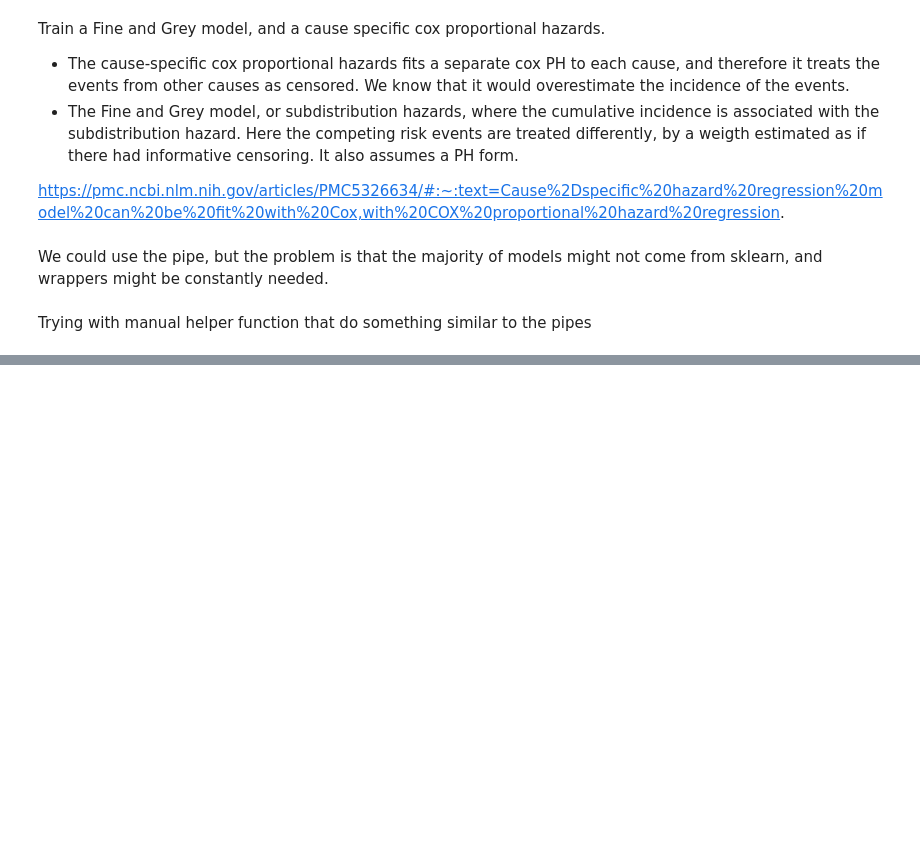
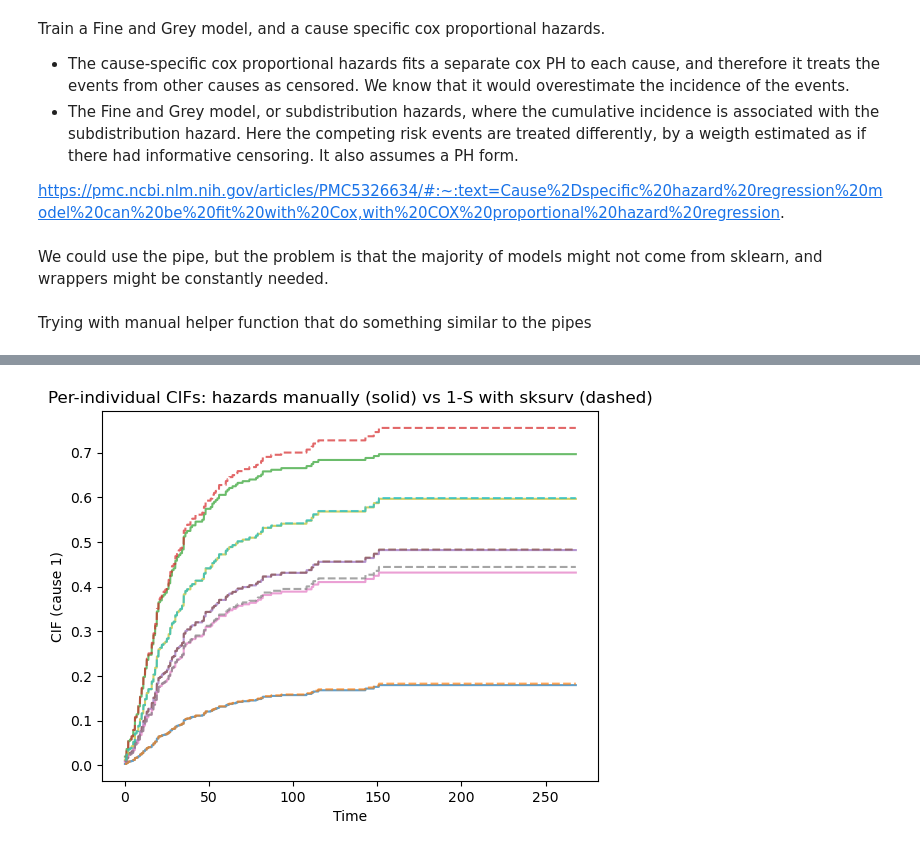
Before and after one commit to BBolosSierra/GRI_analysis, a Jupyter notebook: analysis-1.ipynb, the cells around one changed output, grey strips where cells are left out. Cells and saved outputs as stored; diff of their text form; code cells hidden in the pictures; blank space fills up the shorter version.

```diff
--- a/analysis-1.ipynb
+++ b/analysis-1.ipynb
@@ -75,6 +80,6 @@ print(df.shape)
 #y = Surv.from_dataframe(time, status, df) # does not work because it expects binary
 #y = Surv.from_dataframe(time, event = status > 0)
 
-X = df.drop(columns=[time, status, "Unnamed: 0"])
+X = df.drop(columns=[time, status, "Unnamed: 0", "Recurrence_local1_distant2", "Colin_full_recurrence_sites"])
 T_all = df[time].astype(float).to_numpy()
 D_all = df[status].astype(int).to_numpy()
@@ -296,0 +452,95 @@ Somewhat works.... but it needs to be fixed. Something is not working properly.
+# %%
+def fns_to_matrix(fn_list, tgrid):
+    out = np.empty((len(fn_list), len(tgrid)), float)
+    for i, f in enumerate(fn_list):
+        out[i] = f(tgrid)
+    return out
+# %%
+ibs_c1_folds, ibs_c2_folds = [], []
+
+base_pre = build_preprocessor(X)
+
+for fold, (train_idx, val_idx) in enumerate(splits, 1):
+
+    #print(f"\nFold {fold}")
+
+    X_train, X_val = X.iloc[train_idx].copy(), X.iloc[val_idx].copy()
+    t_train, t_val = T_all[train_idx].astype(float), T_all[val_idx].astype(float)
+    d_train, d_val = D_all[train_idx].astype(int),   D_all[val_idx].astype(int)
+
+    time_grid = np.arange(0, np.max(t_train), 0.1)
+
+    y_c1 = Surv.from_arrays(event=(d_train == 1), time=t_train)
+    y_c2 = Surv.from_arrays(event=(d_train == 2), time=t_train)
+
+    # cloning the pipe
+    pre = clone(base_pre).fit(X_train)
+
+    Xtr = pre.transform(X_train)
+    Xva = pre.transform(X_val)
+
+    # adding alpha as regularizer for ridge regression penalty
+    cox_1 = CoxPHSurvivalAnalysis(alpha=1.0).fit(Xtr, y_c1)
+    cox_2 = CoxPHSurvivalAnalysis(alpha=1.0).fit(Xtr, y_c2)
+
+    # 6) Estimate the cumulative hazard
+    m = len(time_grid)
+    A1 = cox_1.predict_cumulative_hazard_function(Xva)
+    A2 = cox_2.predict_cumulative_hazard_function(Xva)
+
+    # 7) Calculate G_t
+    metrics = CompRiskMetricsCompute(
+        time_grid=time_grid,
+        durations_train=t_train,
+        delta_train=d_train,
+        eps=0.01
+    )
+    # To avoid weights blowing up:
+    mask = metrics.G_t >= 0.05
+    time_grid = time_grid[mask]
+
+    # re-init with trimmed grid
+    metrics = CompRiskMetricsCompute(time_grid=time_grid,
+                                     durations_train=t_train,
+                                     delta_train=d_train,
+                                     eps=0.01)
+
+    # make it as matrix
+    A1_mat = chf_to_matrix(A1, time_grid)   # shape (n_val, m)
+    A2_mat = chf_to_matrix(A2, time_grid)
+
+    # 8.1) Calculate the CIFs from the hazards
+    F1_pred, F2_pred = cifs_from_cs_hazards(A1_mat, A2_mat)
+
+    # 8.2) We might be able to calculate directly
+    S1_pred = cox_1.predict_survival_function(Xva)
+    S2_pred = cox_2.predict_survival_function(Xva)
+
+    S_mat1  = fns_to_matrix(S1_pred, time_grid)        # (n_val, len(time_grid))
+    F1_pred_direct = 1.0 - S_mat1
+
+    S_mat2  = fns_to_matrix(S2_pred, time_grid)        # (n_val, len(time_grid))
+    F2_pred_direct = 1.0 - S_mat2
+
+    # 9) Calculate the metrics
+    ibs_c1 = metrics.integrated_brier_cif(F1_pred, t_val, d_val, cause=1)
+    ibs_c2 = metrics.integrated_brier_cif(F2_pred, t_val, d_val, cause=2)
+
+    ibs_c1_folds.append(float(ibs_c1))
+    ibs_c2_folds.append(float(ibs_c2))
+    print(f"Fold {fold} (Manual): IBS(cause1)={ibs_c1:.4f} | IBS(cause2)={ibs_c2:.4f}")
+
+    # a few individuals
+    idx = np.arange(min(5, F1_pred.shape[0]))
+    plt.figure()
+    for i in idx:
+        plt.plot(time_grid, F1_pred[i], alpha=0.7)
+        plt.plot(time_grid, F1_pred_direct[i], ls="--", alpha=0.7)
+    plt.xlabel("Time"); plt.ylabel("CIF (cause 1)")
+    plt.title("Per-individual CIFs: hazards manually (solid) vs 1-S with sksurv (dashed)")
+    plt.show()
+
+
+    max_abs_diff = np.max(np.abs(F1_pred - F1_pred_direct))
+    print(f"Absolute difference in CIF manual and CIF from sksurv function {max_abs_diff}")
+# %% [output]
@@ -296,0 +548 @@ Somewhat works.... but it needs to be fixed. Something is not working properly.
+[figure, added]
```
Also changed, not shown: parts of 26 cells of this notebook, 3 other files.
